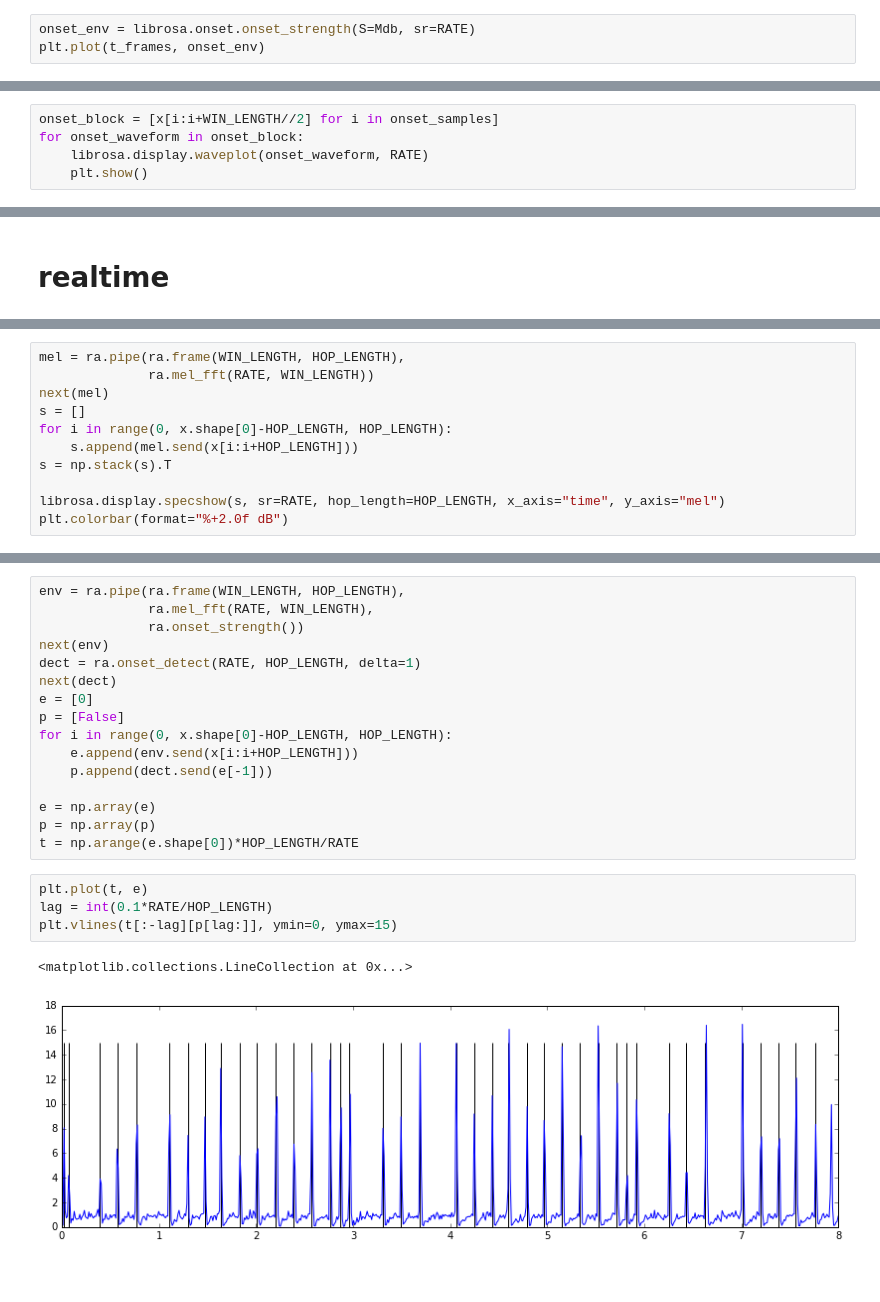
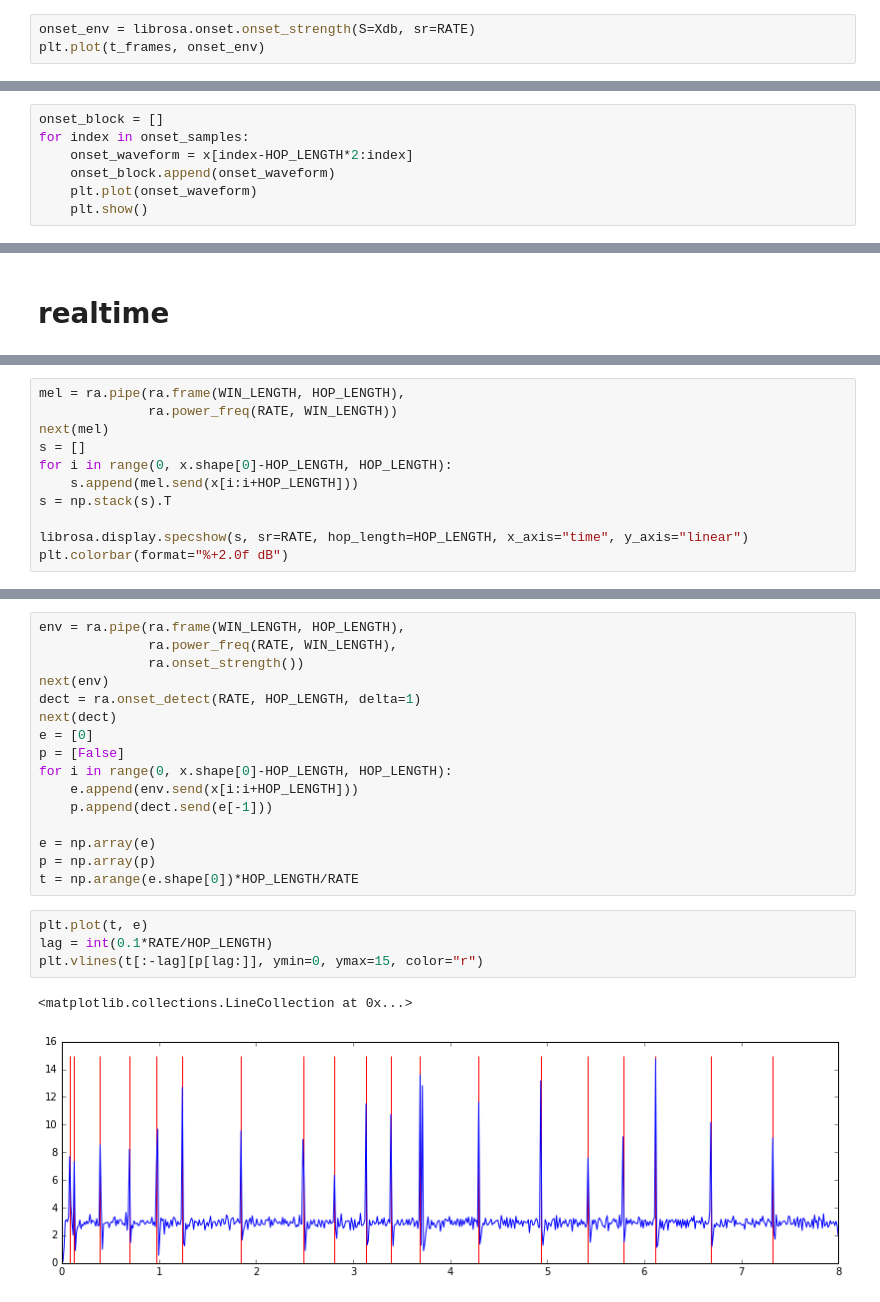
Before and after one commit to worldmaker18349276/K-AIKO, a Jupyter notebook: realtime_analysis.ipynb, the cells around one changed output, grey strips where cells are left out. Saved outputs shown, nothing was run; the diff lists cells and outputs as text.

```diff
--- a/realtime_analysis.ipynb
+++ b/realtime_analysis.ipynb
@@ -112,5 +107,5 @@ plt.colorbar(format="%+2.0f dB")
 # %%
-onset_env = librosa.onset.onset_strength(S=Mdb, sr=RATE)
+onset_env = librosa.onset.onset_strength(S=Xdb, sr=RATE)
 plt.plot(t_frames, onset_env)
 # %% [output]
 [<matplotlib.lines.Line2D at 0x...>]
@@ -128,6 +123,8 @@ plt.vlines(onset_times, ymin=0, ymax=1)
 # %%
-onset_block = [x[i:i+WIN_LENGTH//2] for i in onset_samples]
-for onset_waveform in onset_block:
-    librosa.display.waveplot(onset_waveform, RATE)
+onset_block = []
+for index in onset_samples:
+    onset_waveform = x[index-HOP_LENGTH*2:index]
+    onset_block.append(onset_waveform)
+    plt.plot(onset_waveform)
     plt.show()
 # %% [output]
@@ -182,13 +184,13 @@ plt.plot(t[:-1], np.maximum(0.0, np.diff(env)/(t[1]-t[0])))
 # %%
 mel = ra.pipe(ra.frame(WIN_LENGTH, HOP_LENGTH),
-              ra.mel_fft(RATE, WIN_LENGTH))
+              ra.power_freq(RATE, WIN_LENGTH))
 next(mel)
 s = []
 for i in range(0, x.shape[0]-HOP_LENGTH, HOP_LENGTH):
     s.append(mel.send(x[i:i+HOP_LENGTH]))
 s = np.stack(s).T
 
-librosa.display.specshow(s, sr=RATE, hop_length=HOP_LENGTH, x_axis="time", y_axis="mel")
+librosa.display.specshow(s, sr=RATE, hop_length=HOP_LENGTH, x_axis="time", y_axis="linear")
 plt.colorbar(format="%+2.0f dB")
 # %% [output]
 <matplotlib.colorbar.Colorbar at 0x...>
@@ -196,6 +198,6 @@ plt.colorbar(format="%+2.0f dB")
 # %%
 env = ra.pipe(ra.frame(WIN_LENGTH, HOP_LENGTH),
-              ra.mel_fft(RATE, WIN_LENGTH),
+              ra.power_freq(RATE, WIN_LENGTH),
               ra.onset_strength())
 next(env)
 dect = ra.onset_detect(RATE, HOP_LENGTH, delta=1)
@@ -212,7 +214,7 @@ t = np.arange(e.shape[0])*HOP_LENGTH/RATE
 # %%
 plt.plot(t, e)
 lag = int(0.1*RATE/HOP_LENGTH)
-plt.vlines(t[:-lag][p[lag:]], ymin=0, ymax=15)
+plt.vlines(t[:-lag][p[lag:]], ymin=0, ymax=15, color="r")
 # %% [output]
 <matplotlib.collections.LineCollection at 0x...>
-[figure, old version]
+[figure, new version]
```
Also changed, not shown: parts of 19 cells of this notebook, 1 other file.
